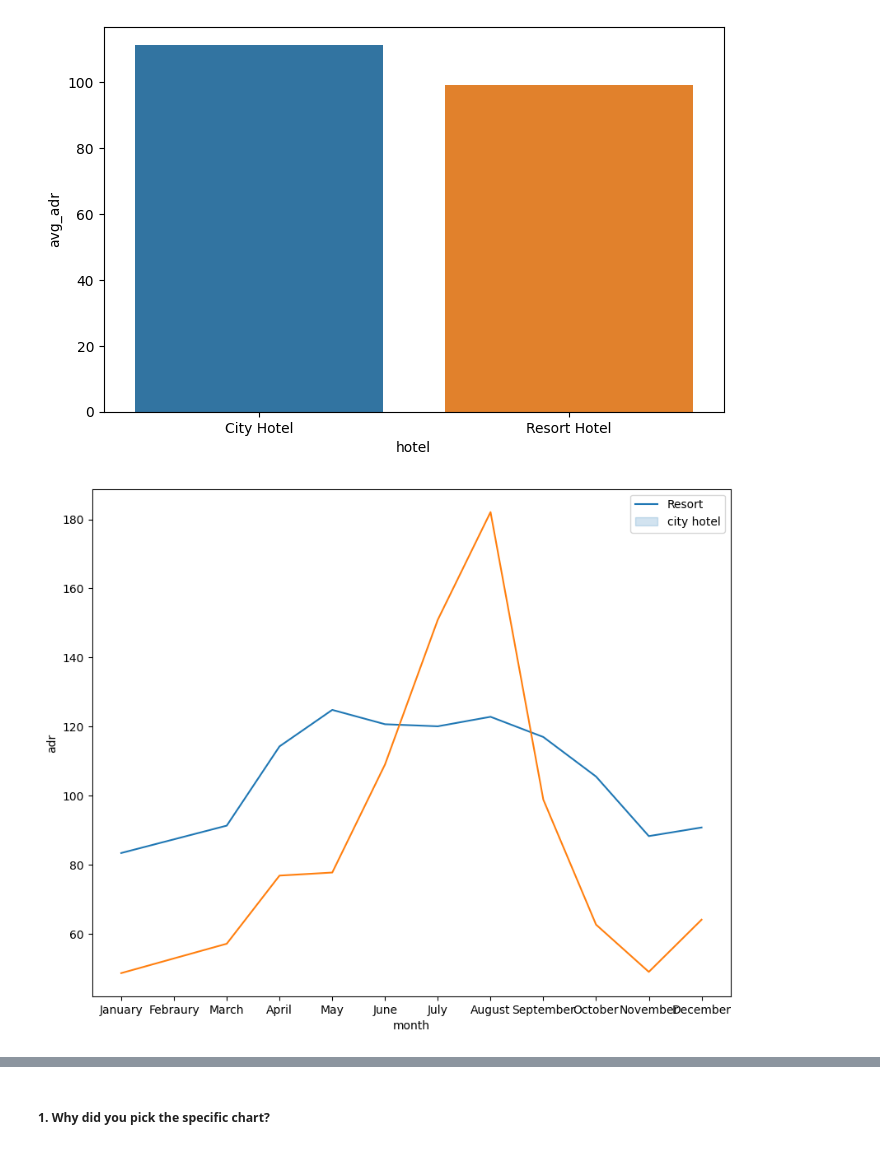
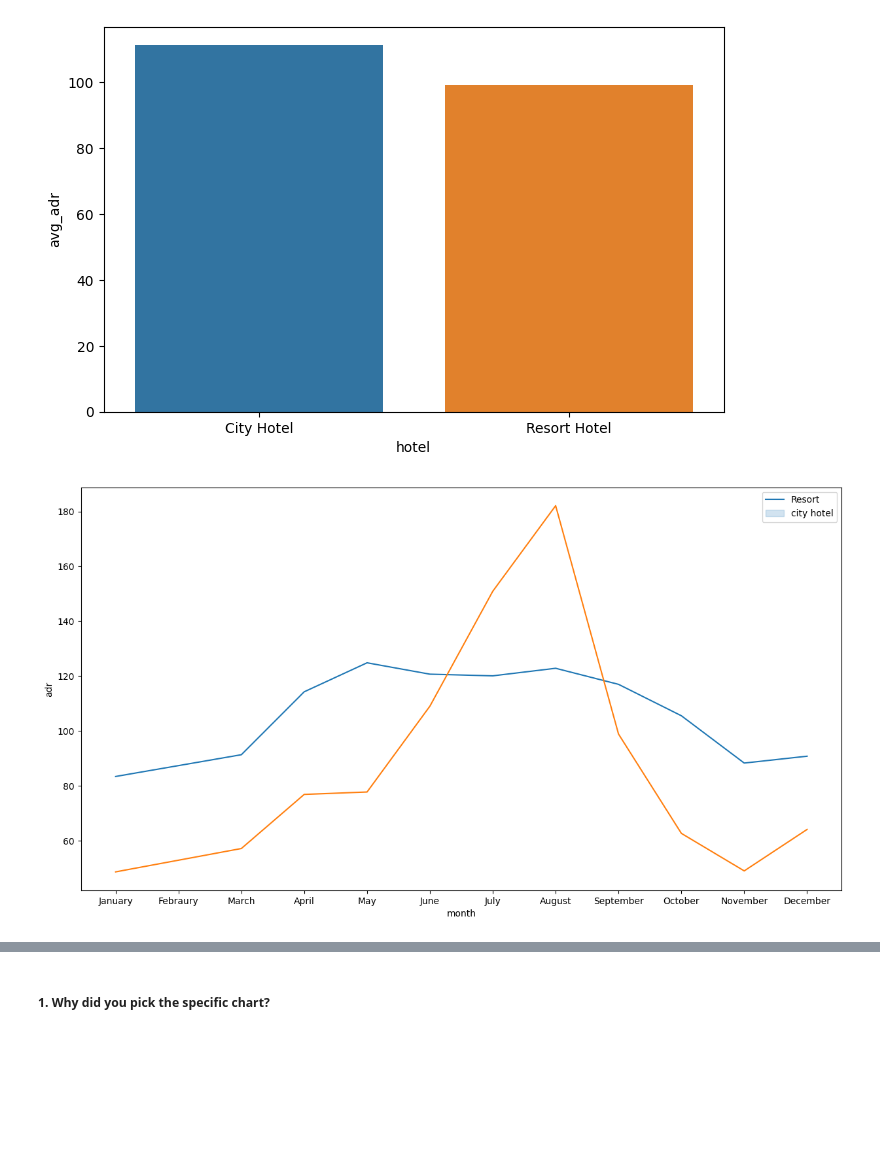
Before and after one commit to Jamal1018/EDA_Hotel_booking_analysis, a Jupyter notebook: EDA_on_Hotel_Booking_Analysis.ipynb, the cells around one changed output, grey strips where cells are left out. Cells and saved outputs as stored; diff of their text form; code cells hidden in the pictures; blank space fills up the shorter version.

```diff
--- a/EDA_on_Hotel_Booking_Analysis.ipynb
+++ b/EDA_on_Hotel_Booking_Analysis.ipynb
@@ -1018,27 +1044,31 @@ df_resort = df[(df['hotel'] == 'Resort Hotel') & (df['is_canceled'] == 0)]
 # %%
-# calculating the men of the df_city & df_resort variables and storing them in new varibles
+# Filtering the hotel and is_cancelled columns and storing them in separate variables
+df_city = df[(df['hotel'] == 'City Hotel') & (df['is_canceled'] == 0)]
+df_resort = df[(df['hotel'] == 'Resort Hotel') & (df['is_canceled'] == 0)]
+
+# calculating the mean of the df_city & df_resort variables and storing them in new varibles
 city = df_city.groupby('arrival_date_month')['adr'].mean().reset_index()
 resort = df_resort.groupby('arrival_date_month')['adr'].mean().reset_index()
 
 # merging the both variables basis on the same column of arrival_date_month
 hotel  = city.merge(resort,on='arrival_date_month')
 
 # renaming the columns in the hotel variable
 hotel.columns = ['month','price_for_city','price_for_resort']
 
 # creating new variable of months
 months = ['January','Febraury','March','April','May','June','July','August','September','October','November','December']
 
 # assigning the month column to the new variable of months column and categorizing the column baisis of it
 hotel['month'] = pd.Categorical(hotel['month'],categories = months,ordered = True)
 hotel = hotel.sort_values('month').reset_index()
-plt.figure(figsize = (10,8))
+plt.figure(figsize = (15,8))
 
-# plotting the line chart for the comparison of the city and resort hotel type
+# plotting the line chart for the comparison of the city and resort hotel type with adr monthly wise
 sns.lineplot(data = hotel, x ='month', y ='price_for_city')
 sns.lineplot(data = hotel, x ='month', y ='price_for_resort')
 plt.ylabel('adr')
 plt.legend(['Resort','city hotel'])
 plt.show()
 # %% [output]
-[figure, old version]
+[figure, new version]
```
Also changed, not shown: parts of 21 cells of this notebook.
